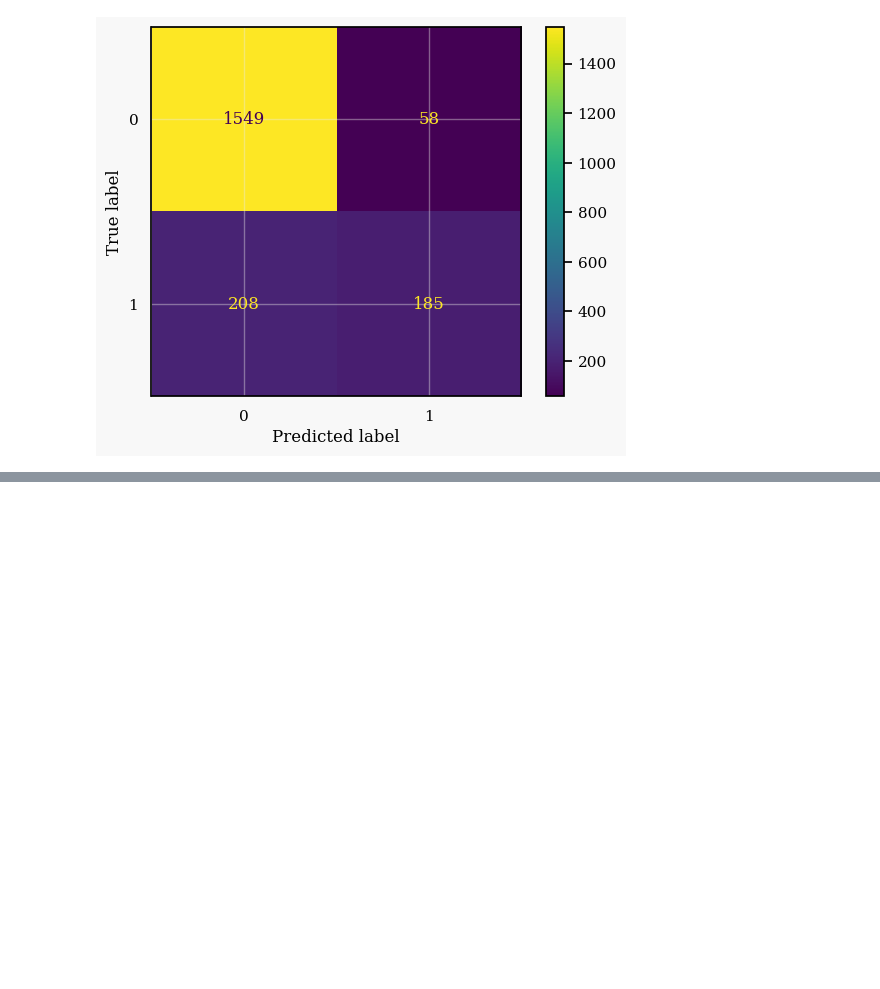
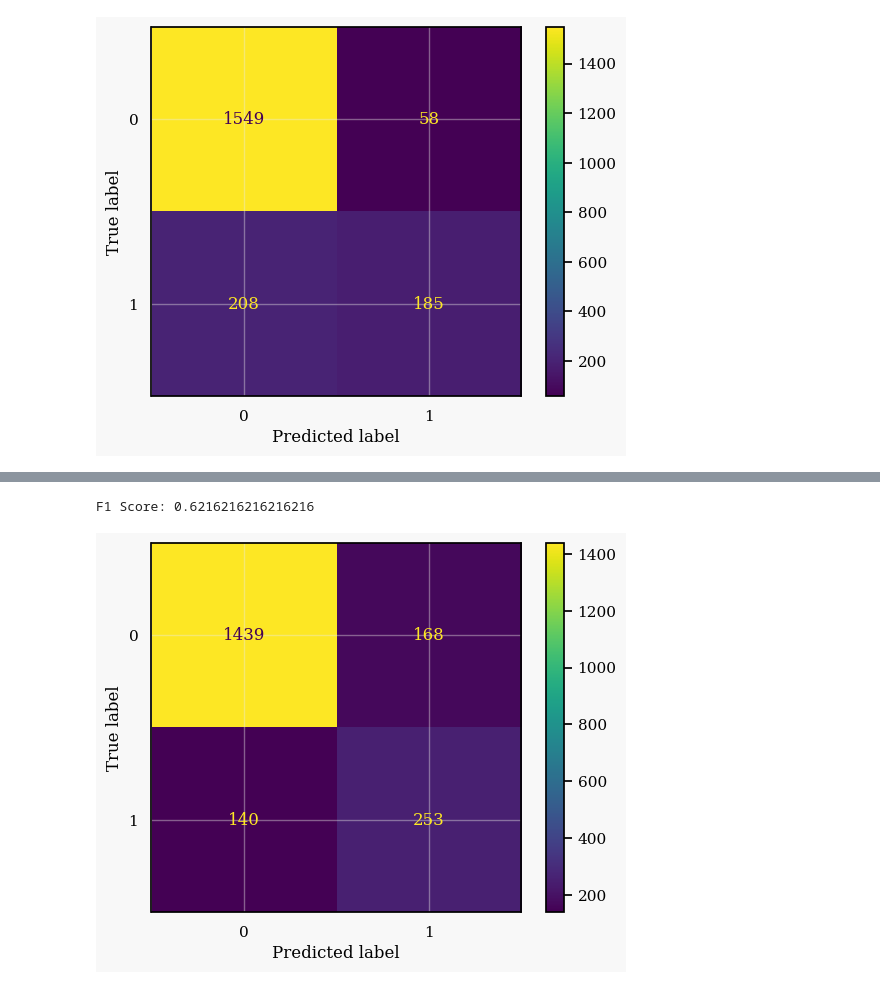
Before and after one commit to gayathriravipati/data-mining, a Jupyter notebook: notebook.ipynb, the cells around one changed output, grey strips where cells are left out. Drawn from its saved outputs; the diff is of its cells as text; code cells hidden in the pictures; blank space fills up the shorter version.

```diff
--- a/notebook.ipynb
+++ b/notebook.ipynb
@@ -314,0 +294,5 @@ Best Parameters: {'max_depth': 30, 'min_samples_leaf': 1, 'min_samples_split': 1
+# %%
+# Using SMOTE for class balancing
+from imblearn.over_sampling import SMOTE
+smote = SMOTE(random_state=42)
+X_balanced, y_balanced = smote.fit_resample(X_train, y_train)
@@ -314,0 +307,20 @@ Best Parameters: {'max_depth': 30, 'min_samples_leaf': 1, 'min_samples_split': 1
+# %%
+rf_classifier_smote = RandomForestClassifier(
+    n_estimators=300,
+    max_depth=30,
+    min_samples_split=10,
+    min_samples_leaf=1,
+    random_state=42
+)
+
+rf_classifier_smote.fit(X_balanced, y_balanced)
+y_pred = rf_classifier_smote.predict(X_test)
+
+accuracy = accuracy_score(y_test, y_pred)
+print(f"Accuracy: {accuracy}")
+print("Classification Report:\n", classification_report(y_test, y_pred))
+
+# OVerall F1 score
+from sklearn.metrics import f1_score
+f1 = f1_score(y_test, y_pred)
+print(f"F1 Score: {f1}")
@@ -314,0 +340,16 @@ Best Parameters: {'max_depth': 30, 'min_samples_leaf': 1, 'min_samples_split': 1
+# %%
+# OVerall F1 score
+from sklearn.metrics import f1_score
+f1 = f1_score(y_test, y_pred)
+print(f"F1 Score: {f1}")
+# %% [output]
+F1 Score: 0.6216216216216216
+# %%
+# Confusion Matrix
+conf_matrix = confusion_matrix(y_test, y_pred)
+
+disp = ConfusionMatrixDisplay(confusion_matrix=conf_matrix, display_labels=rf_classifier.classes_)
+disp.plot()
+plt.show()
+# %% [output]
+[figure, added]
```
Also changed, not shown: parts of 12 cells of this notebook.
